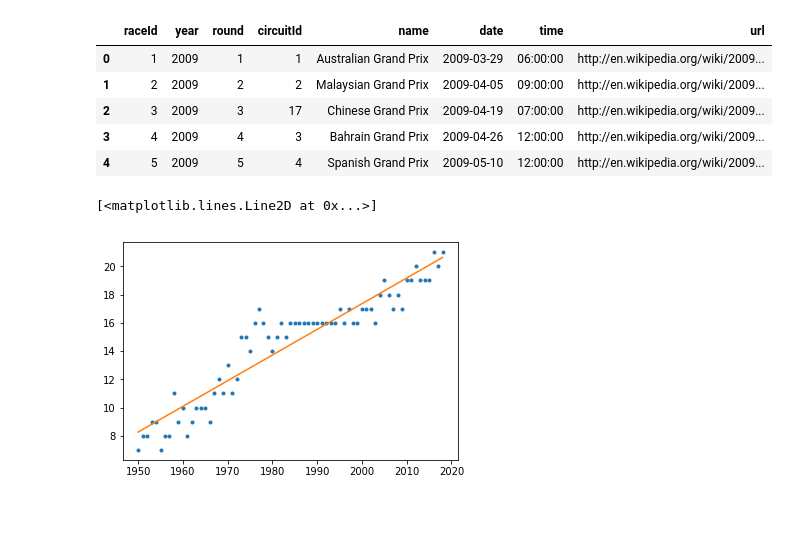
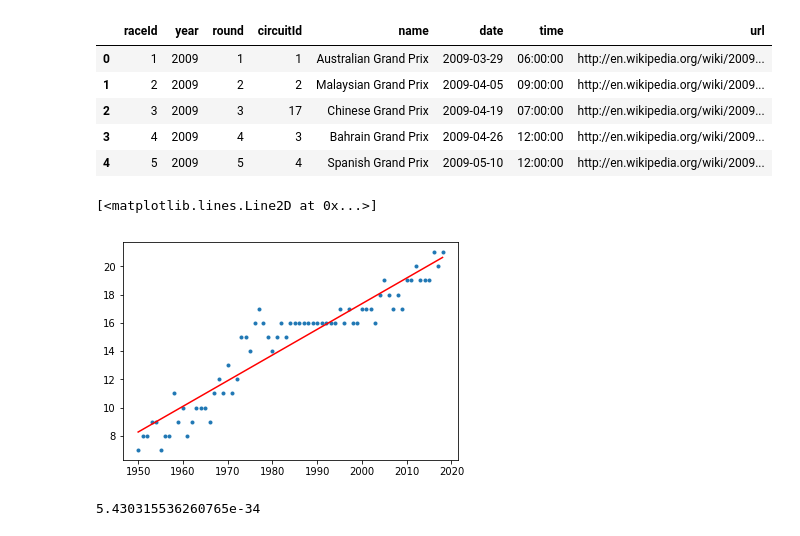
Before and after one commit to jla524/f1-analysis, a Jupyter notebook: formula-1-data-analysis.ipynb, the cells around one changed output. Saved outputs shown, nothing was run; the diff lists cells and outputs as text; code cells hidden in the pictures.

Commit message:
Add statistical hypothesis test and plot histogram of residuals

```diff
--- a/formula-1-data-analysis.ipynb
+++ b/formula-1-data-analysis.ipynb
@@ -250,8 +250,13 @@ races['fit'] = fit.slope * races['year'] + fit.intercept
 # %%
 # Take a look at the results, is the slope increasing?
 # We can find out by performing a hypothesis test
 plt.plot(races['year'], races['raceId'], '.')
-plt.plot(races['year'], races['fit'], '-')
+plt.plot(races['year'], races['fit'], 'r-')
 # %% [output]
 [<matplotlib.lines.Line2D at 0x...>]
-[figure, old version]
+[figure, new version]
+# %%
+# Chances of the slope being zero...
+fit.pvalue
+# %% [output]
+5.430315536260765e-34
```
Also changed, not shown: parts of 1 cell of this notebook.
